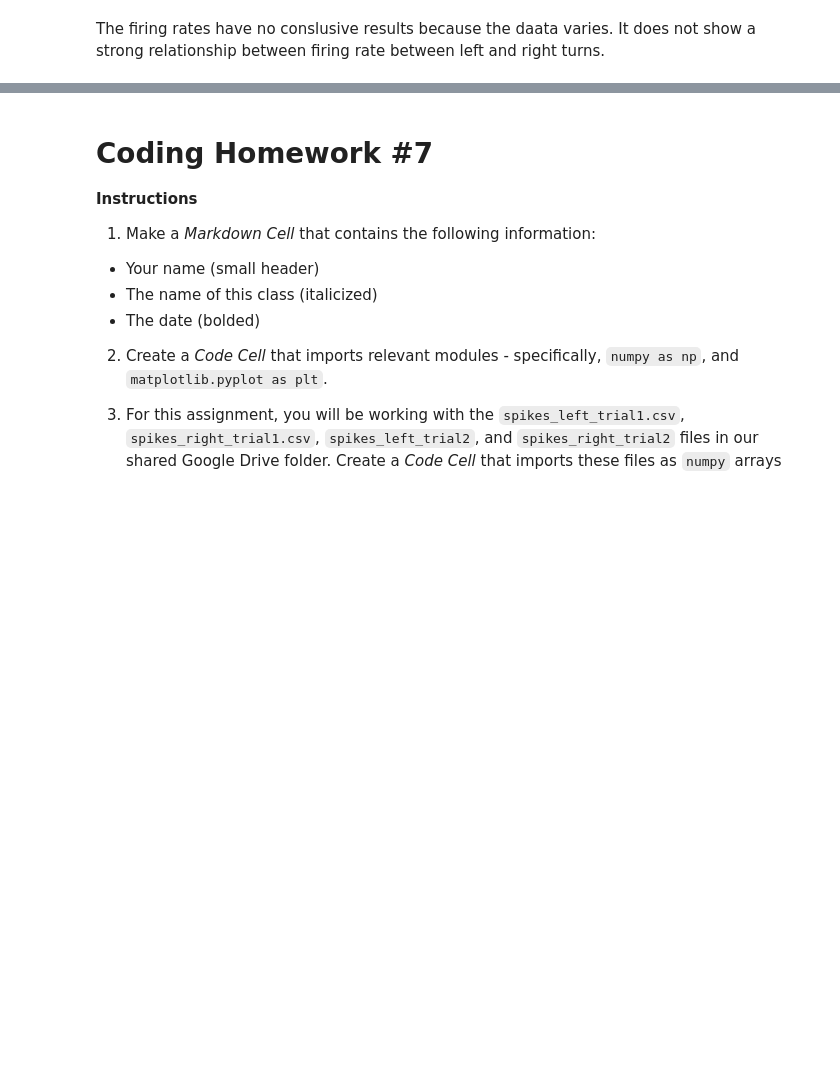
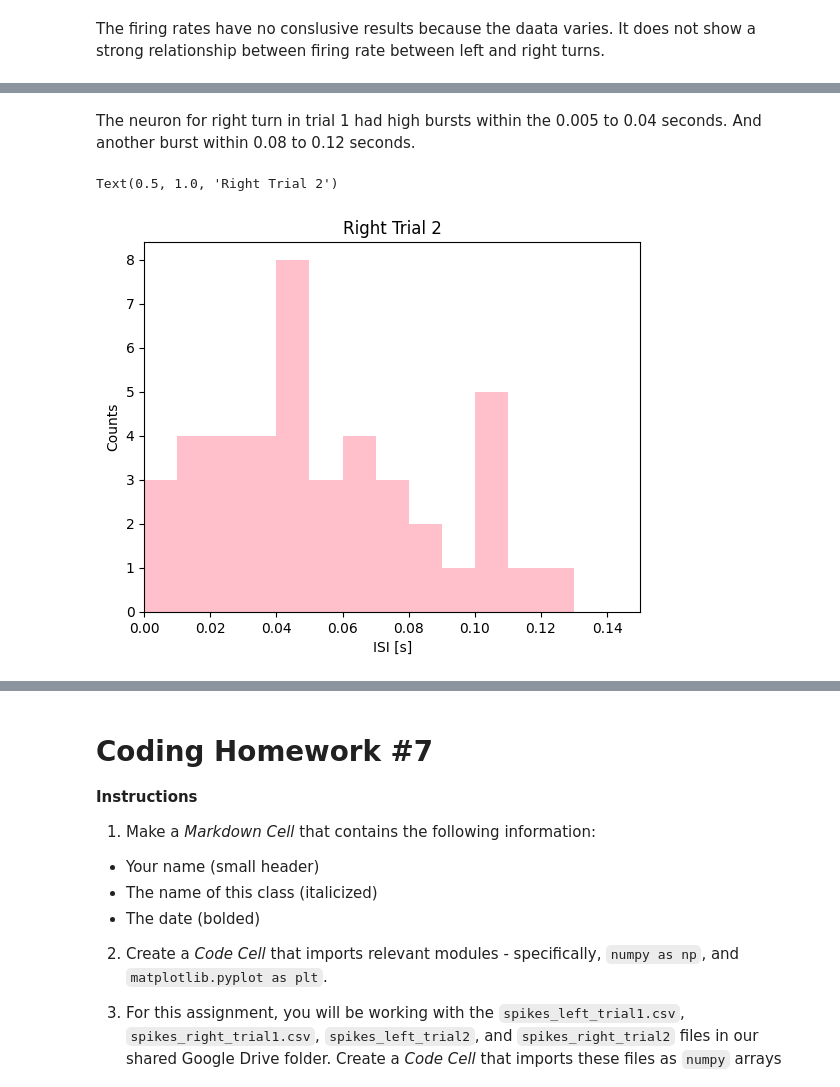
Before and after one commit to zoyaholin/Neur265HOLIN, a Jupyter notebook: coding_homework_7.ipynb, the cells around one changed output, grey strips where cells are left out. Saved outputs shown, nothing was run; the diff lists cells and outputs as text; code cells hidden in the pictures; blank space fills up the shorter version.

```diff
--- a/coding_homework_7.ipynb
+++ b/coding_homework_7.ipynb
@@ -76,0 +99,14 @@ from IPython.utils.py3compat import decode
+# %% [markdown]
+The neuron for right turn in trial 1 had high bursts within the 0.005 to 0.04 seconds. And another burst within 0.08 to 0.12 seconds.
+# %%
+#Histograms of ISI Right 2 plot
+
+bins = np.arange(0, 2, 0.01)
+plt.hist(ISIsRight2, bins, color='pink')
+plt.xlim([0, 0.15])
+plt.xlabel('ISI [s]')
+plt.ylabel('Counts')
+plt.title('Right Trial 2')
+# %% [output]
+Text(0.5, 1.0, 'Right Trial 2')
+[figure, added]
```
Also changed, not shown: parts of 11 cells of this notebook.
